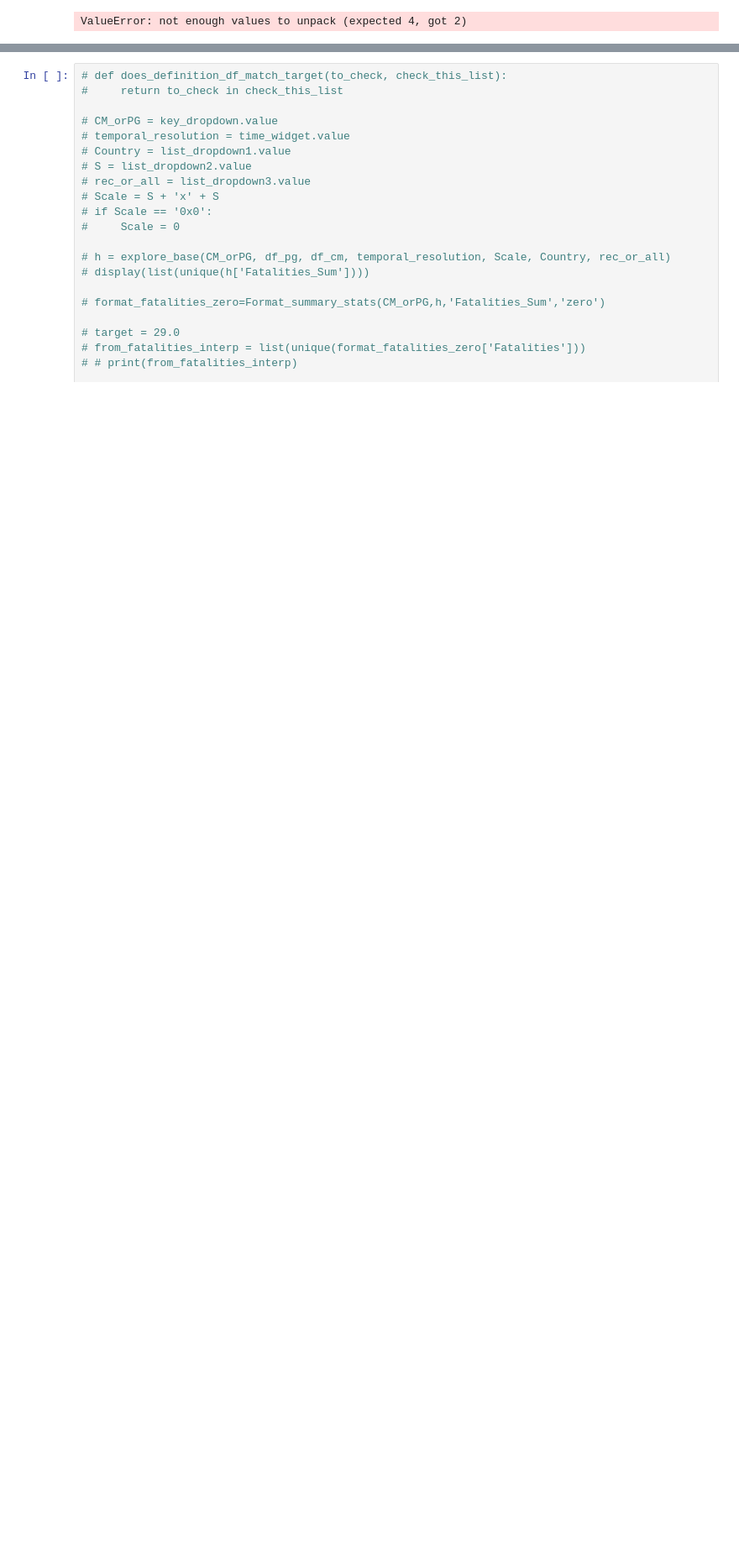
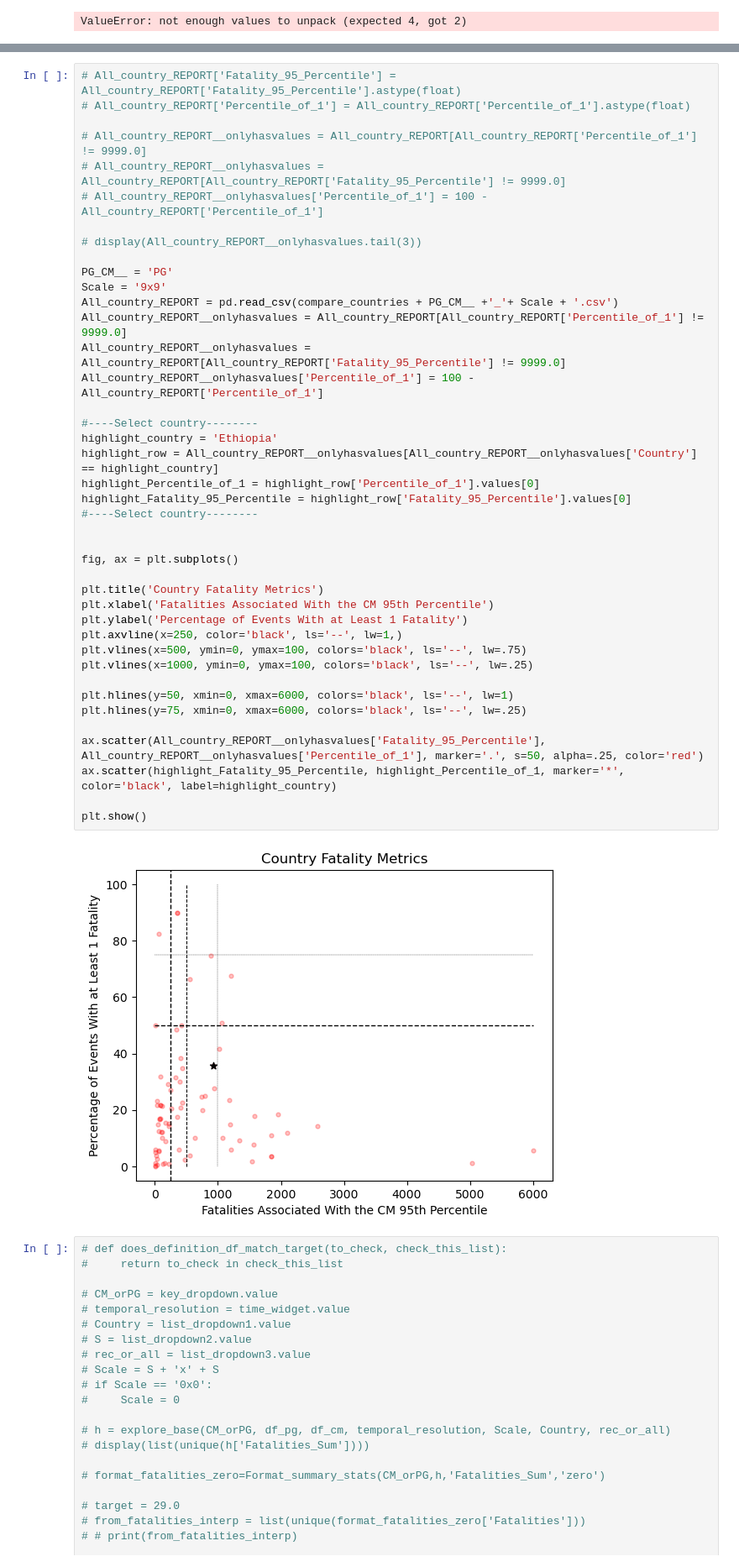
Before and after one commit to prio-data/VIEWS_FAO_index, a Jupyter notebook: notebooks/Benz_experiments/PG_CM_Aggregation_FAO__ACTIVE.ipynb, the cells around one changed output, grey strips where cells are left out. Shown at 84% size. Saved outputs shown, nothing was run; the diff lists cells and outputs as text; blank space fills up the shorter version.

Commit message:
Includes 'Global PCF Country Metric' - more cogent

```diff
--- a/notebooks/Benz_experiments/PG_CM_Aggregation_FAO__ACTIVE.ipynb
+++ b/notebooks/Benz_experiments/PG_CM_Aggregation_FAO__ACTIVE.ipynb
@@ -3416,3 +4059,46 @@ ValueError: not enough values to unpack (expected 4, got 2)
+# %%
+# All_country_REPORT['Fatality_95_Percentile'] = All_country_REPORT['Fatality_95_Percentile'].astype(float)
+# All_country_REPORT['Percentile_of_1'] = All_country_REPORT['Percentile_of_1'].astype(float)
+
+# All_country_REPORT__onlyhasvalues = All_country_REPORT[All_country_REPORT['Percentile_of_1'] != 9999.0]
+# All_country_REPORT__onlyhasvalues = All_country_REPORT[All_country_REPORT['Fatality_95_Percentile'] != 9999.0]
+# All_country_REPORT__onlyhasvalues['Percentile_of_1'] = 100 - All_country_REPORT['Percentile_of_1']
+
+# display(All_country_REPORT__onlyhasvalues.tail(3))
+
+PG_CM__ = 'PG'
+Scale = '9x9'
+All_country_REPORT = pd.read_csv(compare_countries + PG_CM__ +'_'+ Scale + '.csv')
+All_country_REPORT__onlyhasvalues = All_country_REPORT[All_country_REPORT['Percentile_of_1'] != 9999.0]
+All_country_REPORT__onlyhasvalues = All_country_REPORT[All_country_REPORT['Fatality_95_Percentile'] != 9999.0]
+All_country_REPORT__onlyhasvalues['Percentile_of_1'] = 100 - All_country_REPORT['Percentile_of_1']
+
+#----Select country--------
+highlight_country = 'Ethiopia'
+highlight_row = All_country_REPORT__onlyhasvalues[All_country_REPORT__onlyhasvalues['Country'] == highlight_country]
+highlight_Percentile_of_1 = highlight_row['Percentile_of_1'].values[0]
+highlight_Fatality_95_Percentile = highlight_row['Fatality_95_Percentile'].values[0]
+#----Select country--------
+
+
+fig, ax = plt.subplots()
+
+plt.title('Country Fatality Metrics')
+plt.xlabel('Fatalities Associated With the CM 95th Percentile')
+plt.ylabel('Percentage of Events With at Least 1 Fatality')
+plt.axvline(x=250, color='black', ls='--', lw=1,)
+plt.vlines(x=500, ymin=0, ymax=100, colors='black', ls='--', lw=.75)
+plt.vlines(x=1000, ymin=0, ymax=100, colors='black', ls='--', lw=.25)
+
+plt.hlines(y=50, xmin=0, xmax=6000, colors='black', ls='--', lw=1)
+plt.hlines(y=75, xmin=0, xmax=6000, colors='black', ls='--', lw=.25)
+
+ax.scatter(All_country_REPORT__onlyhasvalues['Fatality_95_Percentile'], All_country_REPORT__onlyhasvalues['Percentile_of_1'], marker='.', s=50, alpha=.25, color='red')
+ax.scatter(highlight_Fatality_95_Percentile, highlight_Percentile_of_1, marker='*', color='black', label=highlight_country)
+
+plt.show()
+# %% [output]
+[figure, added]
 # %%
 # def does_definition_df_match_target(to_check, check_this_list):
 #     return to_check in check_this_list
```
Also changed, not shown: parts of 14 cells of this notebook.
